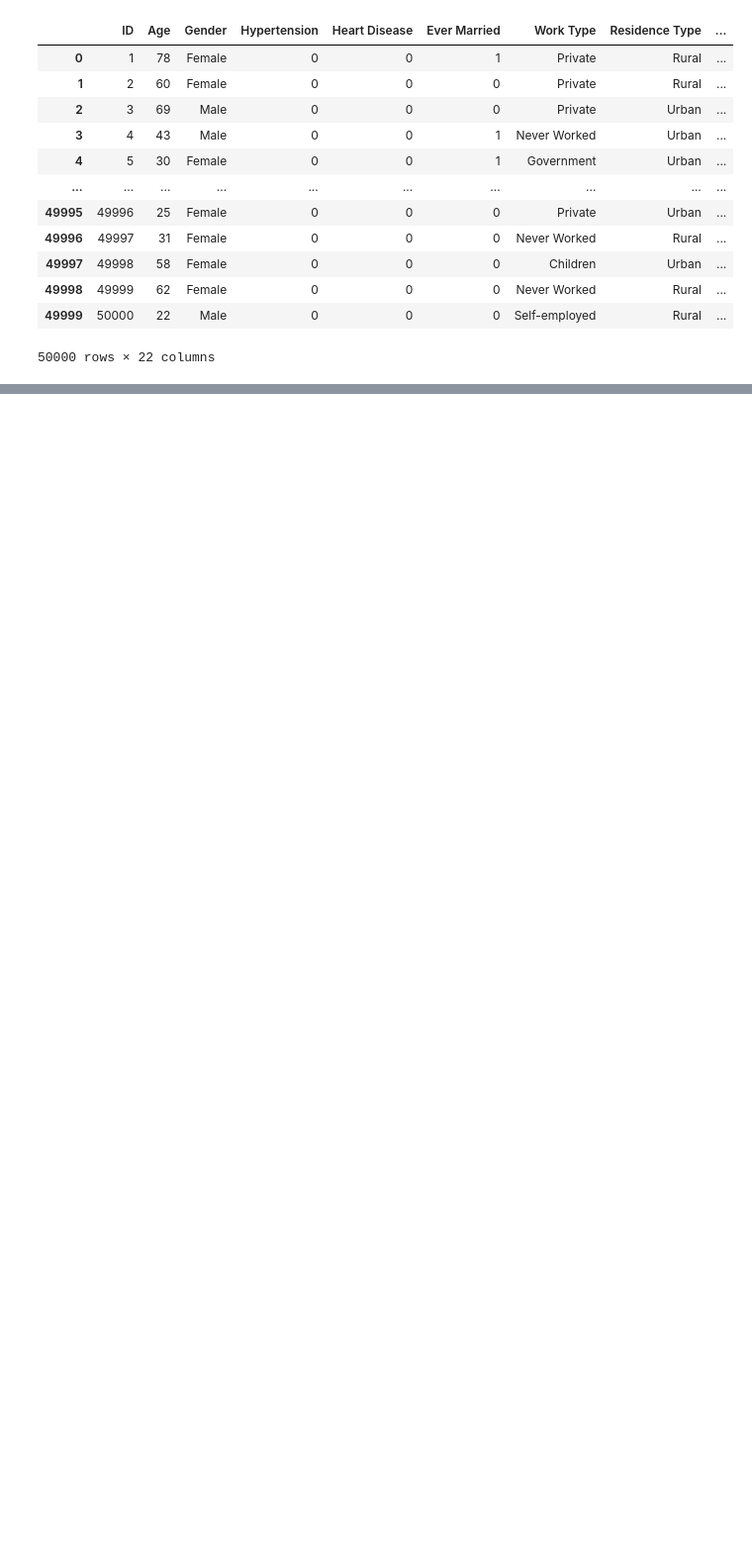
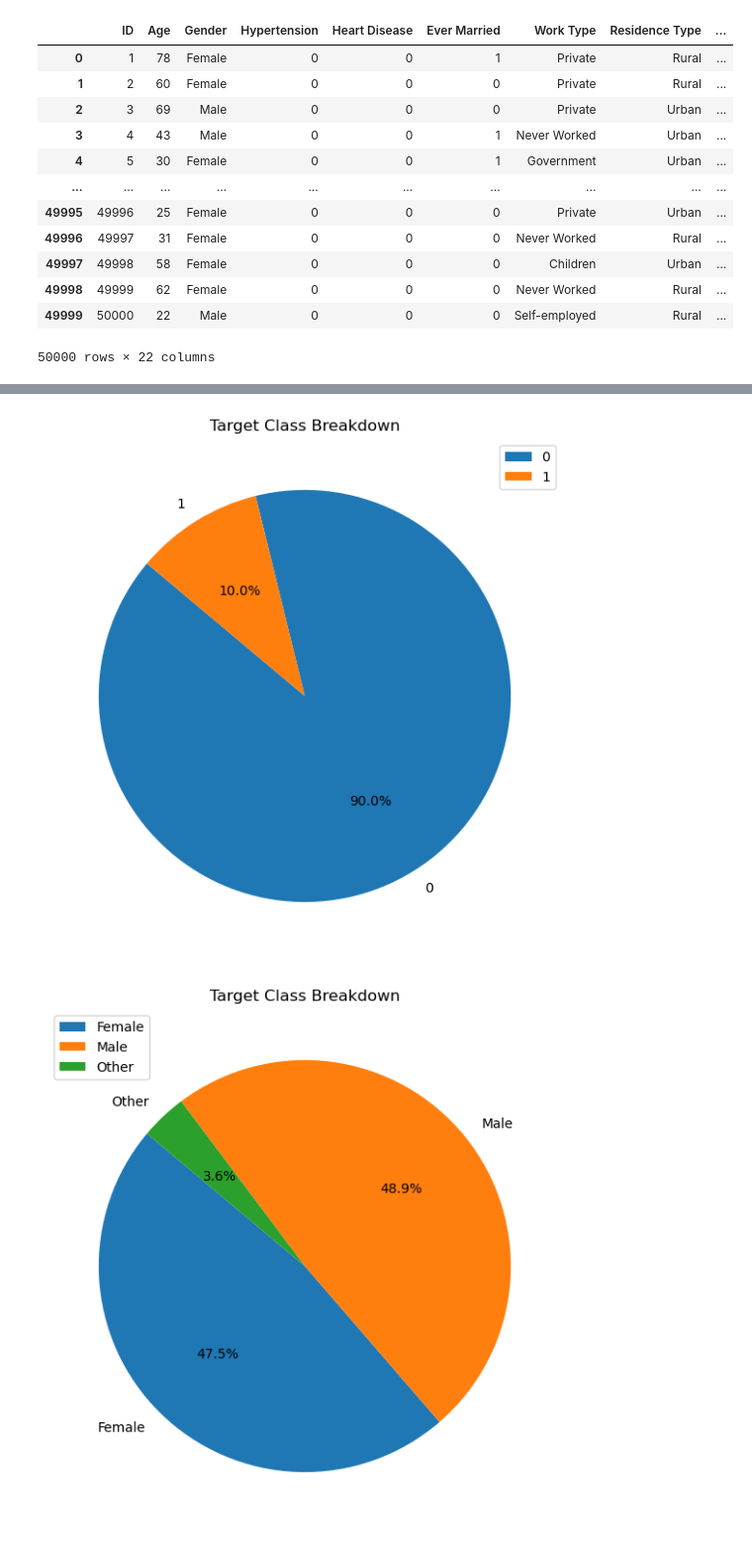
Before and after one commit to MaukanMir/Stroke-Classification, a Jupyter notebook: training.ipynb, the cells around one changed output, grey strips where cells are left out. Shown at 99% size. Saved outputs shown, nothing was run; the diff lists cells and outputs as text; code cells hidden in the pictures; blank space fills up the shorter version.

```diff
--- a/training.ipynb
+++ b/training.ipynb
@@ -142,0 +532,14 @@ df
+# %%
+wealthy = df[(df["Income Level"] == "High") ]
+middle = df[(df["Income Level"] == "Middle")]
+poor = df[(df["Income Level"] == "Low")]
+# %%
+df_lst = [wealthy, middle, poor]
+cols_to_check = ["Stroke Occurrence", "Gender"]
+
+for df_val in df_lst:
+  for col in cols_to_check:
+    check_class_imbalance(df_val[col])
+# %% [output]
+[figure, added]
+[figure, added]
```
Also changed, not shown: parts of 23 cells of this notebook.
